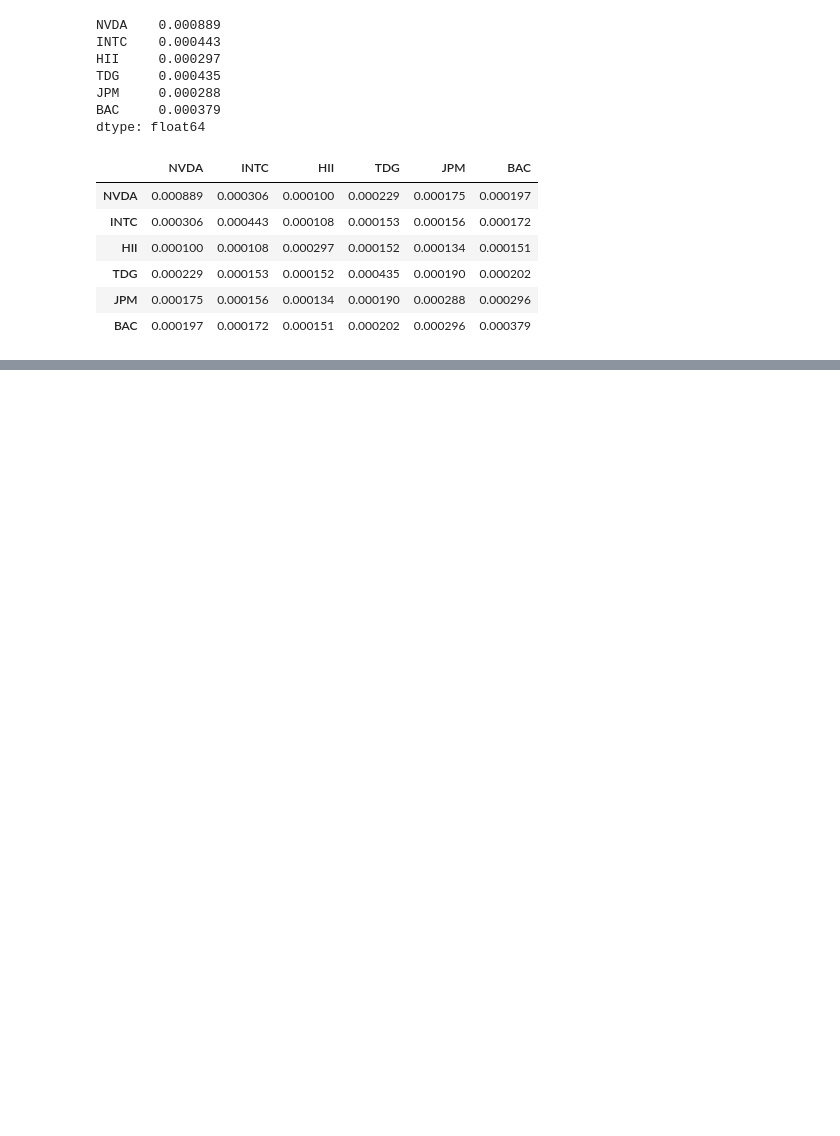
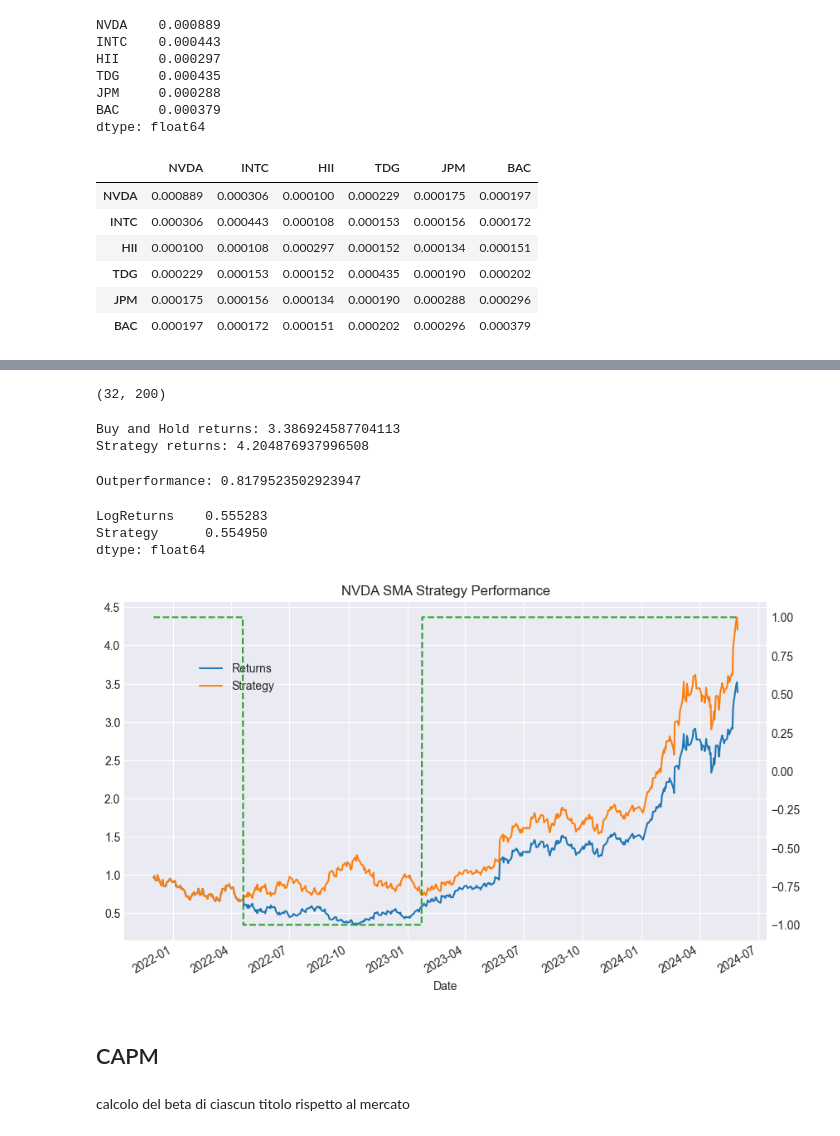
Before and after one commit to IlRickIs/BISF-project, a Jupyter notebook: project.ipynb, the cells around one changed output, grey strips where cells are left out. Drawn from its saved outputs; the diff is of its cells as text; code cells hidden in the pictures; blank space fills up the shorter version.

```diff
--- a/project.ipynb
+++ b/project.ipynb
@@ -583,0 +677,4 @@ TDG MAE: 78.94781158108208
+# %%
+nvidia_df['LogReturns'] = np.log(nvidia_df['NVDA'] / nvidia_df['NVDA'].shift(1))
+nvidia_df['Strategy'] = nvidia_df['Position'].shift(1) * nvidia_df['LogReturns']
+nvidia_df.head()
@@ -583,0 +689,36 @@ TDG MAE: 78.94781158108208
+# %%
+SMA1, SMA2
+# %% [output]
+(32, 200)
+# %%
+nvidia_df.dropna(inplace=True)
+buy_and_hold_returns, strategy_returns = np.exp(nvidia_df[['LogReturns', 'Strategy']].sum())
+print('Buy and Hold returns:', buy_and_hold_returns)
+print('Strategy returns:', strategy_returns)
+# %% [output]
+Buy and Hold returns: 3.386924587704113
+Strategy returns: 4.204876937996508
+# %%
+out = strategy_returns - buy_and_hold_returns
+print('Outperformance:', out)
+# %% [output]
+Outperformance: 0.8179523502923947
+# %%
+nvidia_df[['LogReturns', 'Strategy']].std() * 252 ** 0.5
+# %% [output]
+LogReturns    0.555283
+Strategy      0.554950
+dtype: float64
+# %%
+nvidia_df = nvidia_df.rename(columns={'LogReturns': 'Returns'})
+ax = nvidia_df[['Returns', 'Strategy']].cumsum().apply(np.exp).plot(figsize=(10, 6))
+nvidia_df['Position'].plot(ax=ax, secondary_y='Position', style='--')
+ax.get_legend().set_bbox_to_anchor((0.25, 0.85))
+plt.title('NVDA SMA Strategy Performance')
+plt.savefig(STRATEGY_PATH + "NVDA_SMA_Strategy_Performance.png")
+# %% [output]
+[figure, added]
+# %% [markdown]
+<h2> CAPM </h2>
+# %% [markdown]
+<p> calcolo del beta di ciascun titolo rispetto al mercato </p>
```
Also changed, not shown: parts of 34 cells of this notebook, 2 other files.
